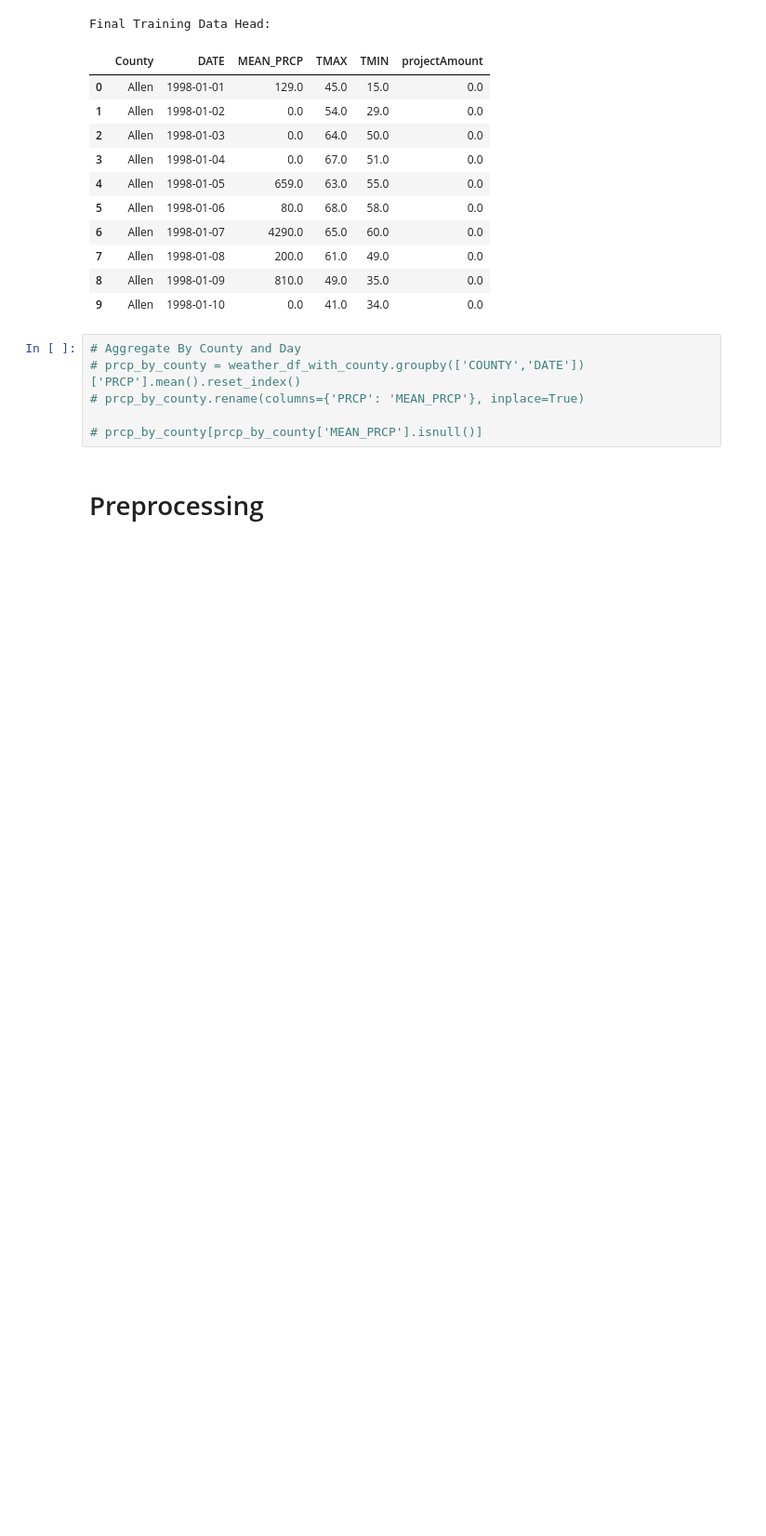
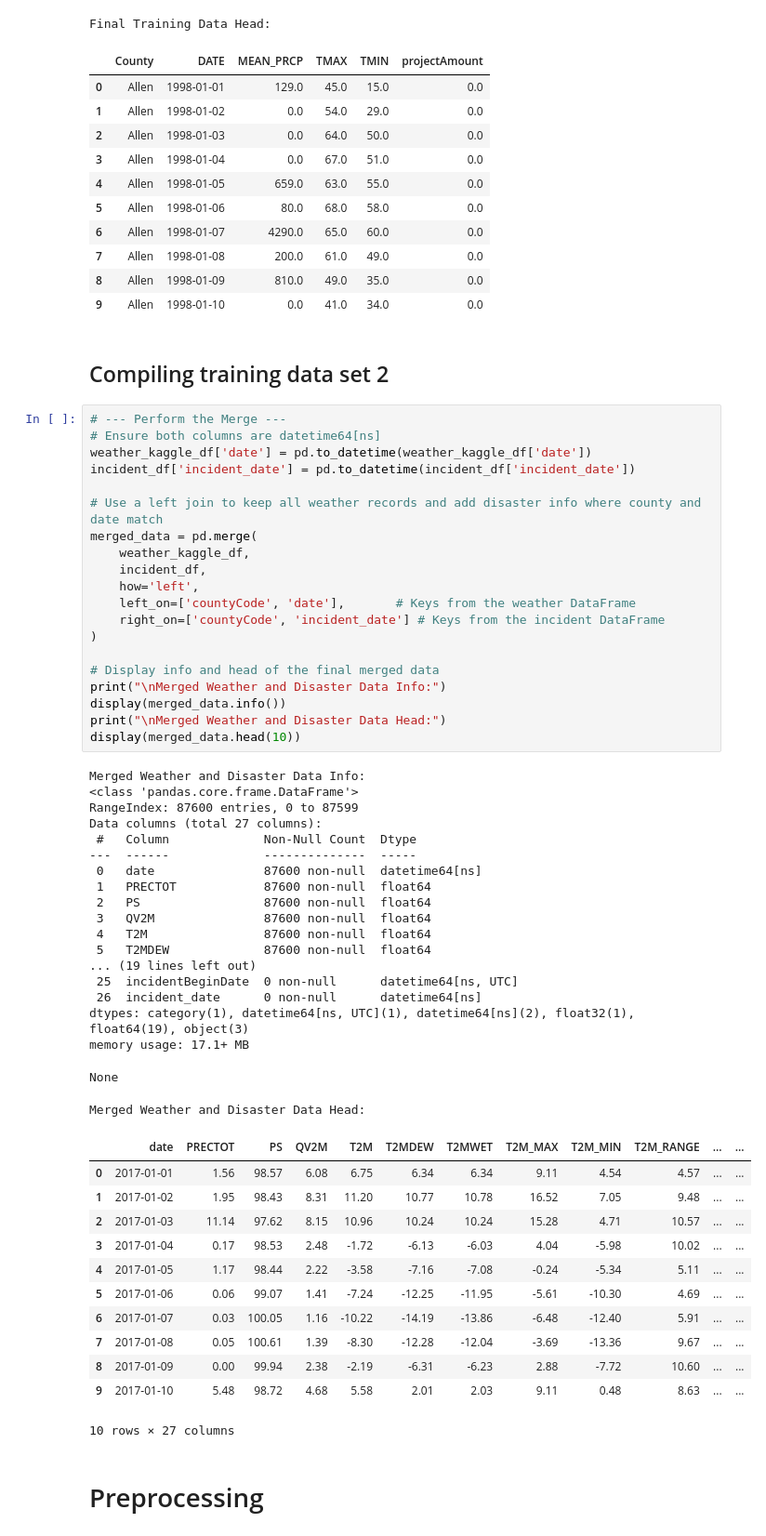
Before and after one commit to shawnericksen/Kentucky-Disaster-Road-Damages, a Jupyter notebook: main.ipynb, the cells around one changed output. Shown at 93% size. Saved outputs shown, nothing was run; the diff lists cells and outputs as text; blank space fills up the shorter version.

```diff
--- a/main.ipynb
+++ b/main.ipynb
@@ -679,12 +728,60 @@ Final Training Data Head:
 | 7 | Allen | 1998-01-08 | 200.0 | 61.0 | 49.0 | 0.0 |
 | 8 | Allen | 1998-01-09 | 810.0 | 49.0 | 35.0 | 0.0 |
 | 9 | Allen | 1998-01-10 | 0.0 | 41.0 | 34.0 | 0.0 |
+# %% [markdown]
+## Compiling training data set 2
 # %%
-# Aggregate By County and Day
-# prcp_by_county = weather_df_with_county.groupby(['COUNTY','DATE'])['PRCP'].mean().reset_index()
-# prcp_by_county.rename(columns={'PRCP': 'MEAN_PRCP'}, inplace=True)
+# --- Perform the Merge ---
+# Ensure both columns are datetime64[ns]
+weather_kaggle_df['date'] = pd.to_datetime(weather_kaggle_df['date'])
+incident_df['incident_date'] = pd.to_datetime(incident_df['incident_date'])
 
-# prcp_by_county[prcp_by_county['MEAN_PRCP'].isnull()]
+# Use a left join to keep all weather records and add disaster info where county and date match
+merged_data = pd.merge(
+    weather_kaggle_df,
+    incident_df,
+    how='left',
+    left_on=['countyCode', 'date'],       # Keys from the weather DataFrame
+    right_on=['countyCode', 'incident_date'] # Keys from the incident DataFrame
+)
+
+# Display info and head of the final merged data
+print("\nMerged Weather and Disaster Data Info:")
+display(merged_data.info())
+print("\nMerged Weather and Disaster Data Head:")
+display(merged_data.head(10))
+# %% [output]
+Merged Weather and Disaster Data Info:
+<class 'pandas.core.frame.DataFrame'>
+RangeIndex: 87600 entries, 0 to 87599
+Data columns (total 27 columns):
+ #   Column             Non-Null Count  Dtype
+---  ------             --------------  -----
+ 0   date               87600 non-null  datetime64[ns]
+ 1   PRECTOT            87600 non-null  float64
+ 2   PS                 87600 non-null  float64
+ 3   QV2M               87600 non-null  float64
+ 4   T2M                87600 non-null  float64
+ 5   T2MDEW             87600 non-null  float64
+... (19 lines left out)
+ 25  incidentBeginDate  0 non-null      datetime64[ns, UTC]
+ 26  incident_date      0 non-null      datetime64[ns]
+dtypes: category(1), datetime64[ns, UTC](1), datetime64[ns](2), float32(1), float64(19), object(3)
+memory usage: 17.1+ MB
+None
+Merged Weather and Disaster Data Head:
+|  | date | PRECTOT | PS | QV2M | T2M | T2MDEW | T2MWET | T2M_MAX | T2M_MIN | T2M_RANGE | ... | ... |
+| 0 | 2017-01-01 | 1.56 | 98.57 | 6.08 | 6.75 | 6.34 | 6.34 | 9.11 | 4.54 | 4.57 | ... | ... |
+| 1 | 2017-01-02 | 1.95 | 98.43 | 8.31 | 11.20 | 10.77 | 10.78 | 16.52 | 7.05 | 9.48 | ... | ... |
+| 2 | 2017-01-03 | 11.14 | 97.62 | 8.15 | 10.96 | 10.24 | 10.24 | 15.28 | 4.71 | 10.57 | ... | ... |
+| 3 | 2017-01-04 | 0.17 | 98.53 | 2.48 | -1.72 | -6.13 | -6.03 | 4.04 | -5.98 | 10.02 | ... | ... |
+| 4 | 2017-01-05 | 1.17 | 98.44 | 2.22 | -3.58 | -7.16 | -7.08 | -0.24 | -5.34 | 5.11 | ... | ... |
+| 5 | 2017-01-06 | 0.06 | 99.07 | 1.41 | -7.24 | -12.25 | -11.95 | -5.61 | -10.30 | 4.69 | ... | ... |
+| 6 | 2017-01-07 | 0.03 | 100.05 | 1.16 | -10.22 | -14.19 | -13.86 | -6.48 | -12.40 | 5.91 | ... | ... |
+| 7 | 2017-01-08 | 0.05 | 100.61 | 1.39 | -8.30 | -12.28 | -12.04 | -3.69 | -13.36 | 9.67 | ... | ... |
+| 8 | 2017-01-09 | 0.00 | 99.94 | 2.38 | -2.19 | -6.31 | -6.23 | 2.88 | -7.72 | 10.60 | ... | ... |
+| 9 | 2017-01-10 | 5.48 | 98.72 | 4.68 | 5.58 | 2.01 | 2.03 | 9.11 | 0.48 | 8.63 | ... | ... |
+10 rows × 27 columns
 # %% [markdown]
 # Preprocessing
 # %%
```
Also changed, not shown: parts of 3 cells of this notebook.
